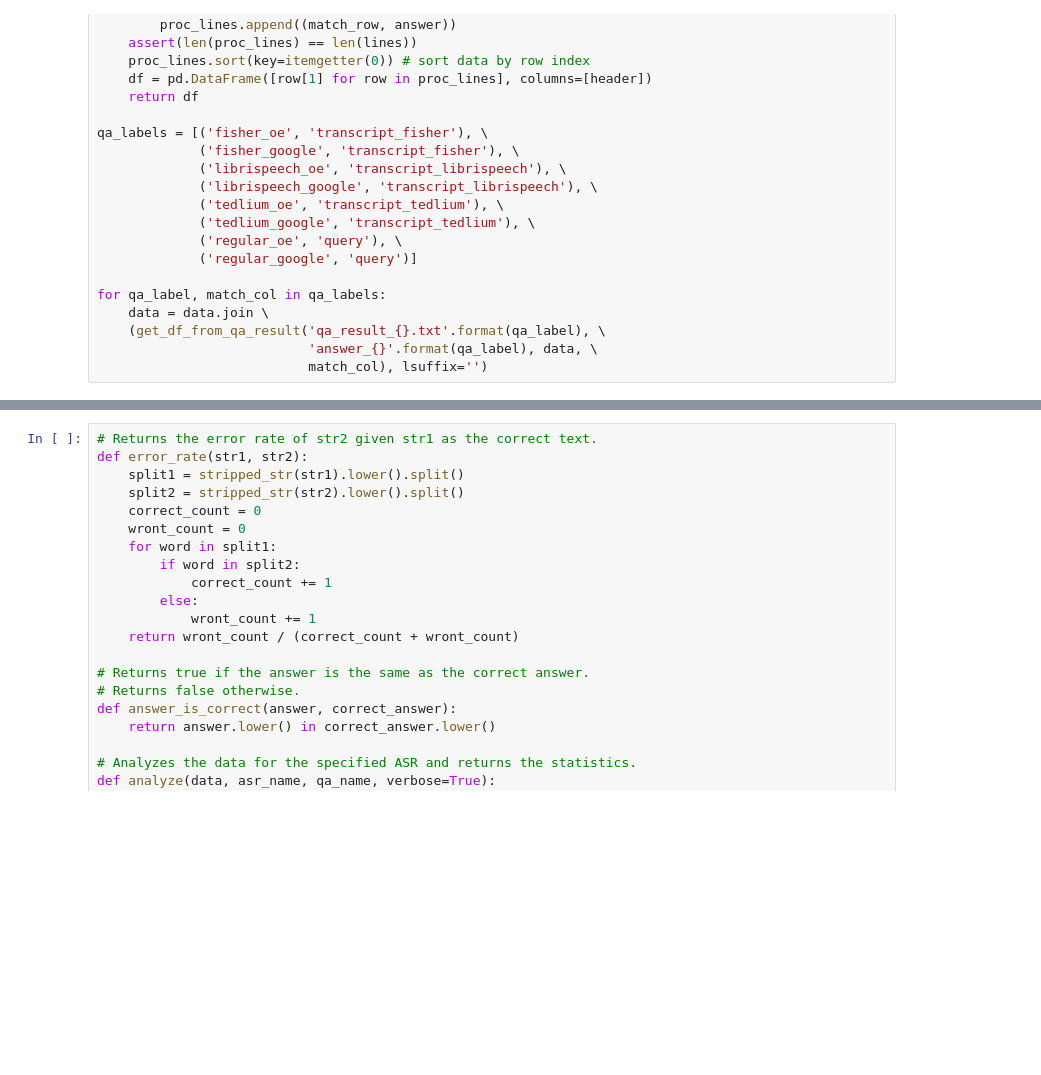
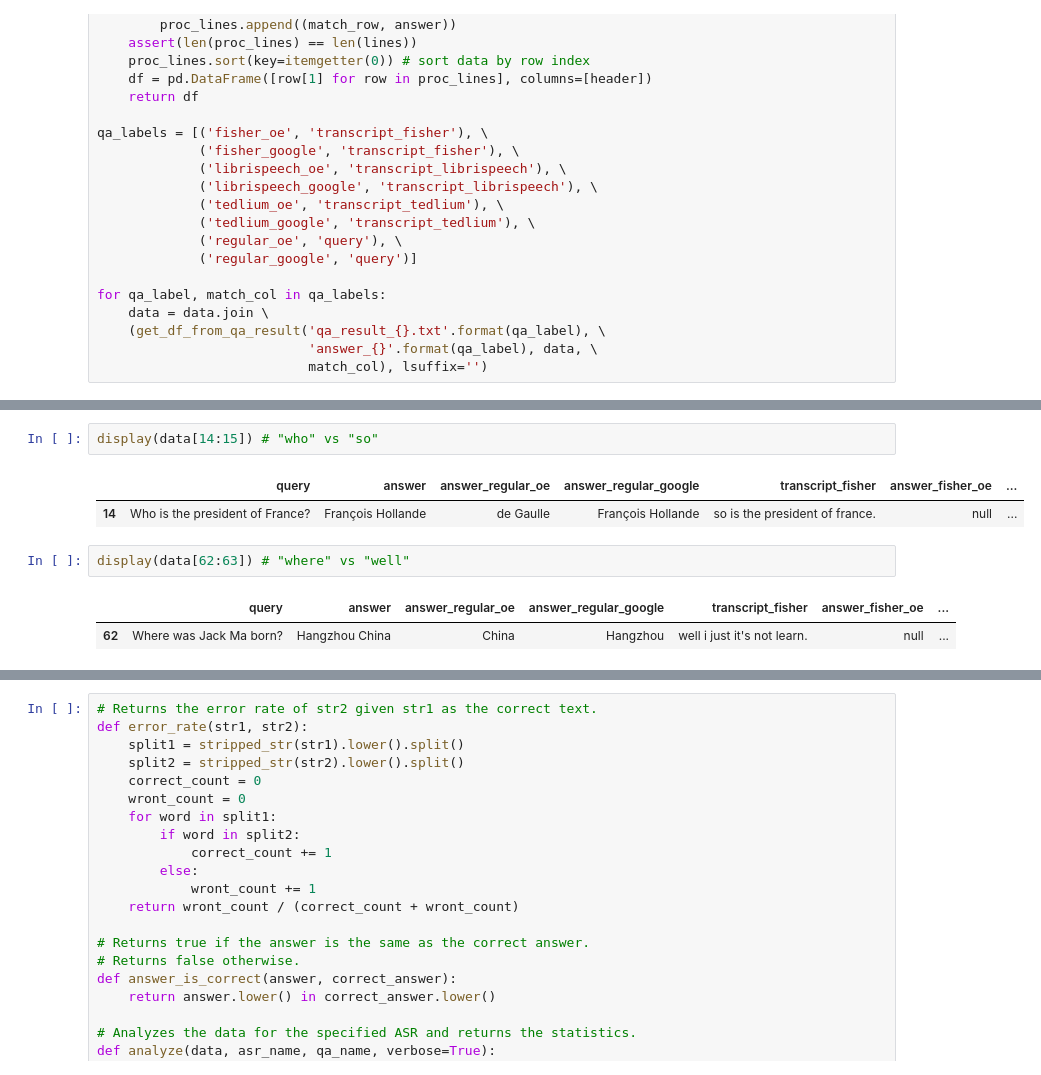
Before and after one commit to yunshengb/research, a Jupyter notebook: exp/asr_qa/analyze.ipynb, the cells around one changed output, grey strips where cells are left out. Cells and saved outputs as stored; diff of their text form; blank space fills up the shorter version.

```diff
--- a/exp/asr_qa/analyze.ipynb
+++ b/exp/asr_qa/analyze.ipynb
@@ -152,0 +189,10 @@ data.to_csv('data.txt')
+# %%
+display(data[14:15]) # "who" vs "so"
+# %% [output]
+|  | query | answer | answer_regular_oe | answer_regular_google | transcript_fisher | answer_fisher_oe | ... |
+| 14 | Who is the president of France? | François Hollande | de Gaulle | François Hollande | so is the president of france. | null | ... |
+# %%
+display(data[62:63]) # "where" vs "well"
+# %% [output]
+|  | query | answer | answer_regular_oe | answer_regular_google | transcript_fisher | answer_fisher_oe | ... |
+| 62 | Where was Jack Ma born? | Hangzhou China | China | Hangzhou | well i just it's not learn. | null | ... |
```
Also changed, not shown: parts of 39 cells of this notebook, 5 other files.
